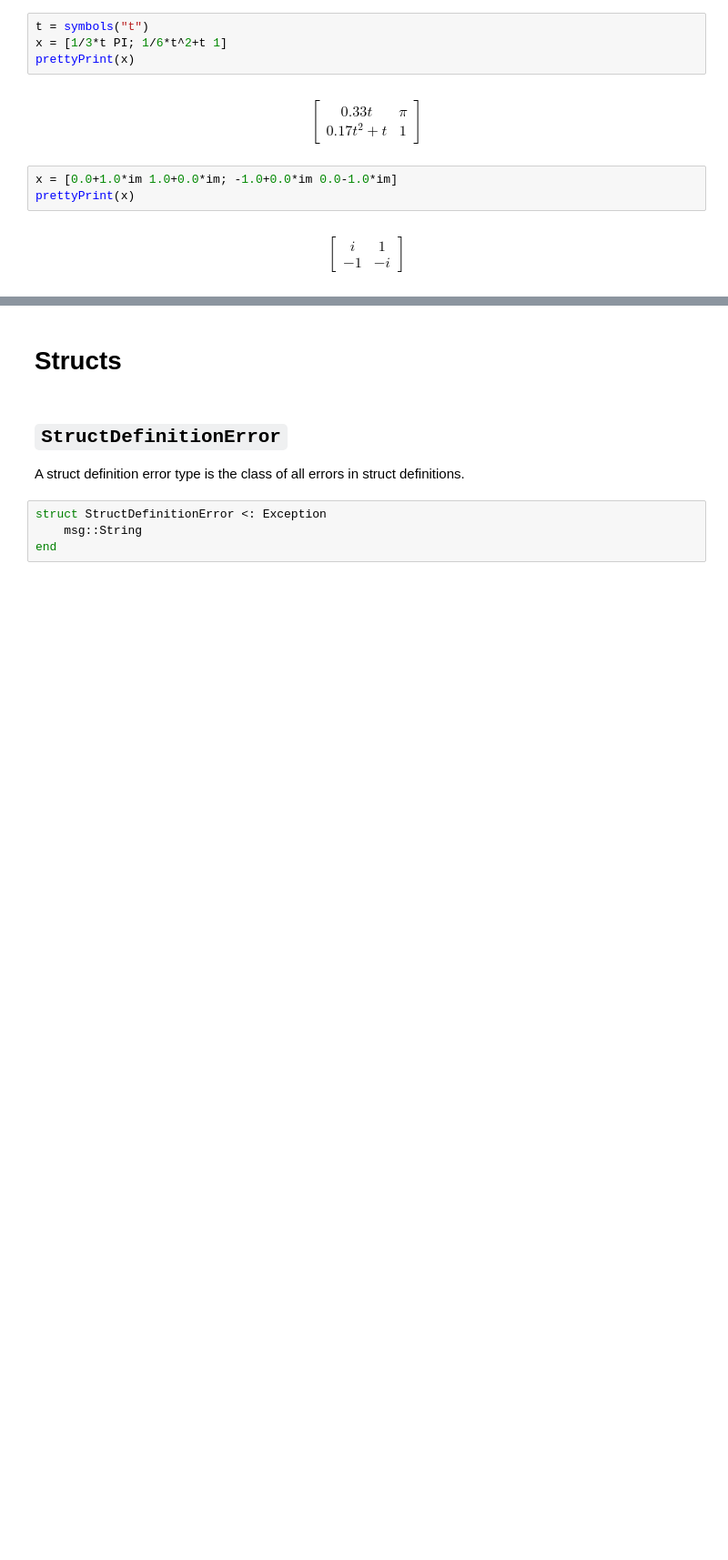
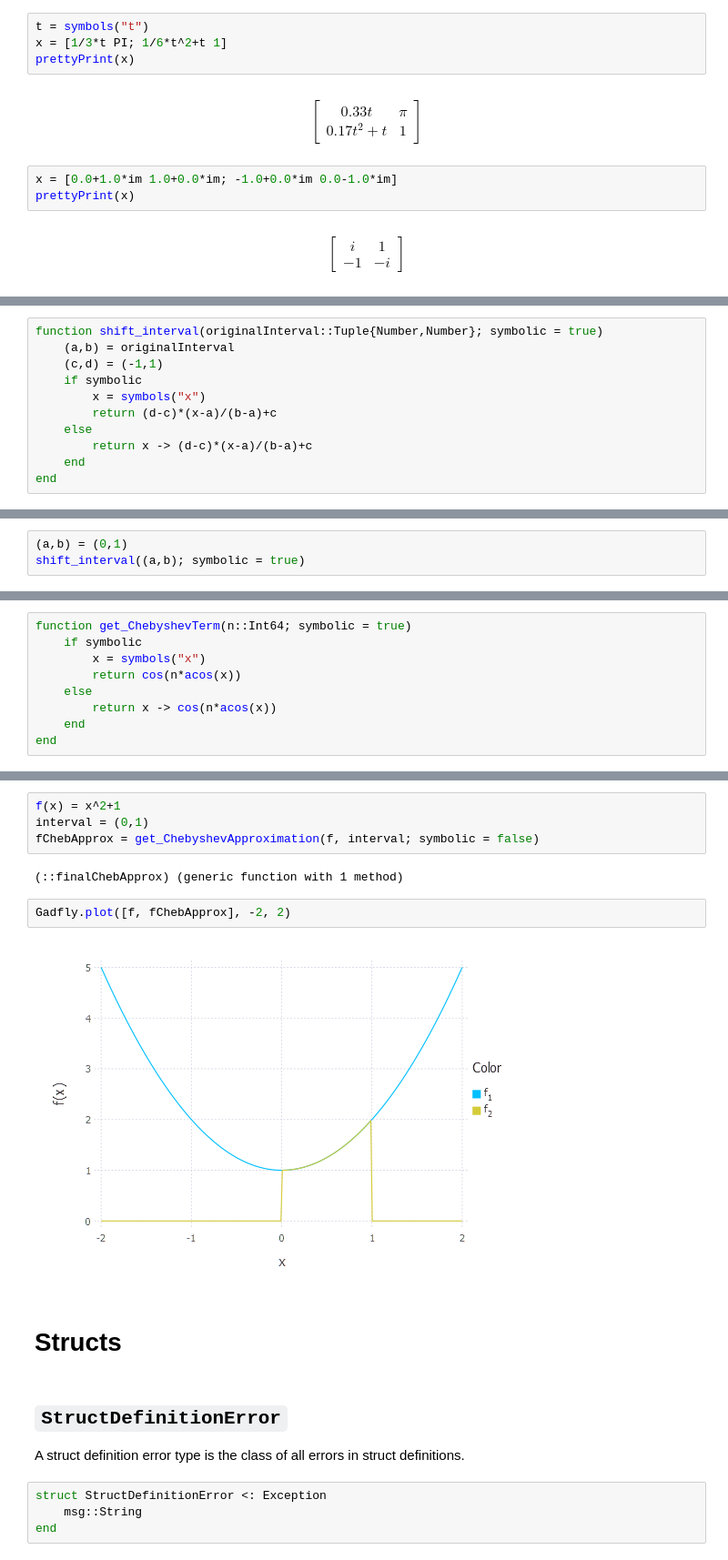
Before and after one commit to largecats/capstone-project, a Jupyter notebook: work_in_julia/The Fokas method.ipynb, the cells around one changed output, grey strips where cells are left out. Shown at 91% size. Cells and saved outputs as stored; diff of their text form; blank space fills up the shorter version.

Commit message:
Merged module "transformPair" into module "The Fokas Method"

```diff
--- a/work_in_julia/The Fokas method.ipynb
+++ b/work_in_julia/The Fokas method.ipynb
@@ -823,0 +930,11 @@ separate_real_imag (generic function with 1 method)
+# %%
+function shift_interval(originalInterval::Tuple{Number,Number}; symbolic = true)
+    (a,b) = originalInterval
+    (c,d) = (-1,1)
+    if symbolic
+        x = symbols("x")
+        return (d-c)*(x-a)/(b-a)+c
+    else
+        return x -> (d-c)*(x-a)/(b-a)+c
+    end
+end
@@ -823,0 +955,3 @@ separate_real_imag (generic function with 1 method)
+# %%
+(a,b) = (0,1)
+shift_interval((a,b); symbolic = true)
@@ -823,0 +976,9 @@ separate_real_imag (generic function with 1 method)
+# %%
+function get_ChebyshevTerm(n::Int64; symbolic = true)
+    if symbolic
+        x = symbols("x")
+        return cos(n*acos(x))
+    else
+        return x -> cos(n*acos(x))
+    end
+end
@@ -824,3 +1070,13 @@ separate_real_imag (generic function with 1 method)
+# %%
+f(x) = x^2+1
+interval = (0,1)
+fChebApprox = get_ChebyshevApproximation(f, interval; symbolic = false)
+# %% [output]
+(::finalChebApprox) (generic function with 1 method)
+# %%
+Gadfly.plot([f, fChebApprox], -2, 2)
+# %% [output]
+[figure, added]
 # %% [markdown]
 # Structs
 # %% [markdown]
```
Also changed, not shown: parts of 242 cells of this notebook, 2 other files.
